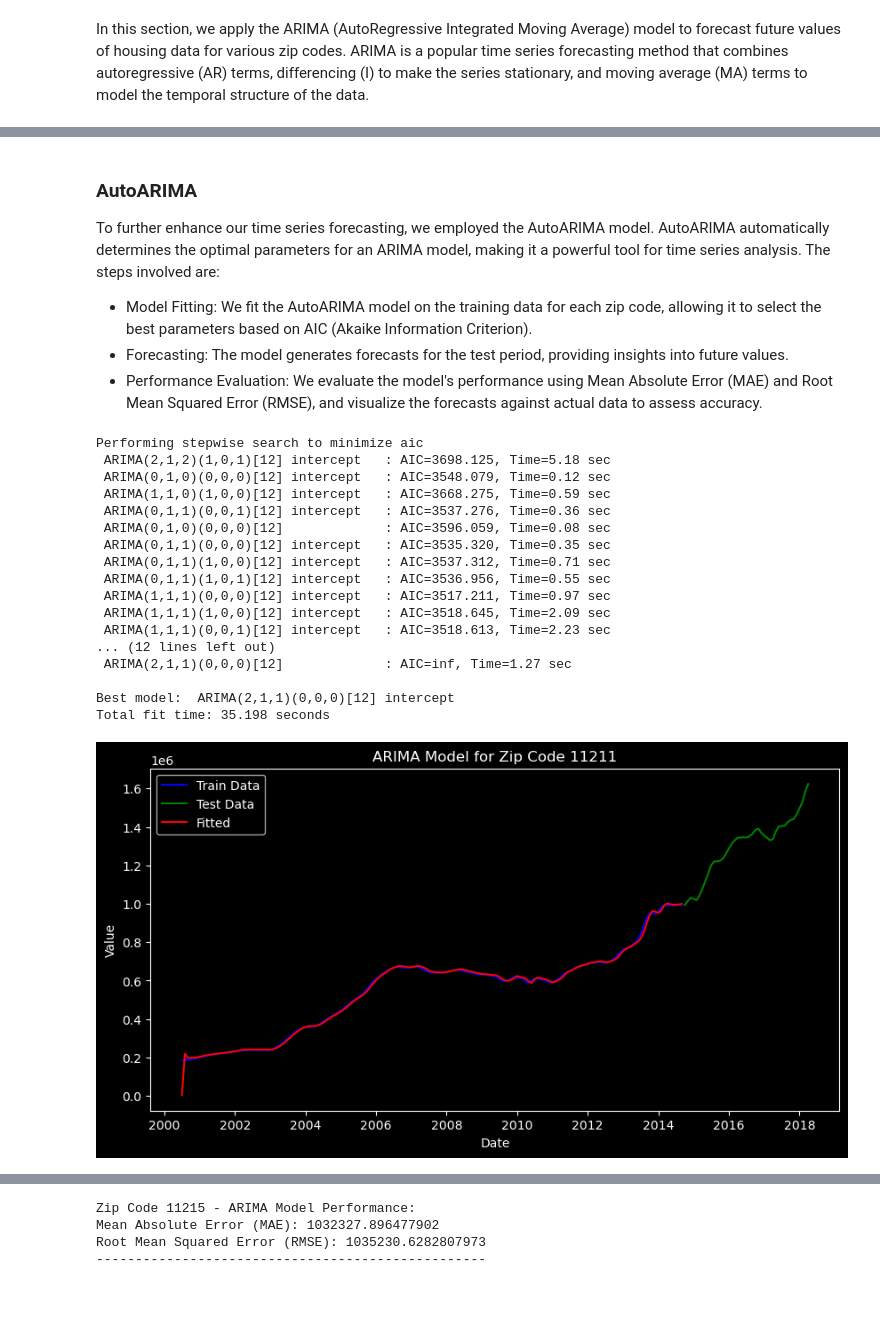
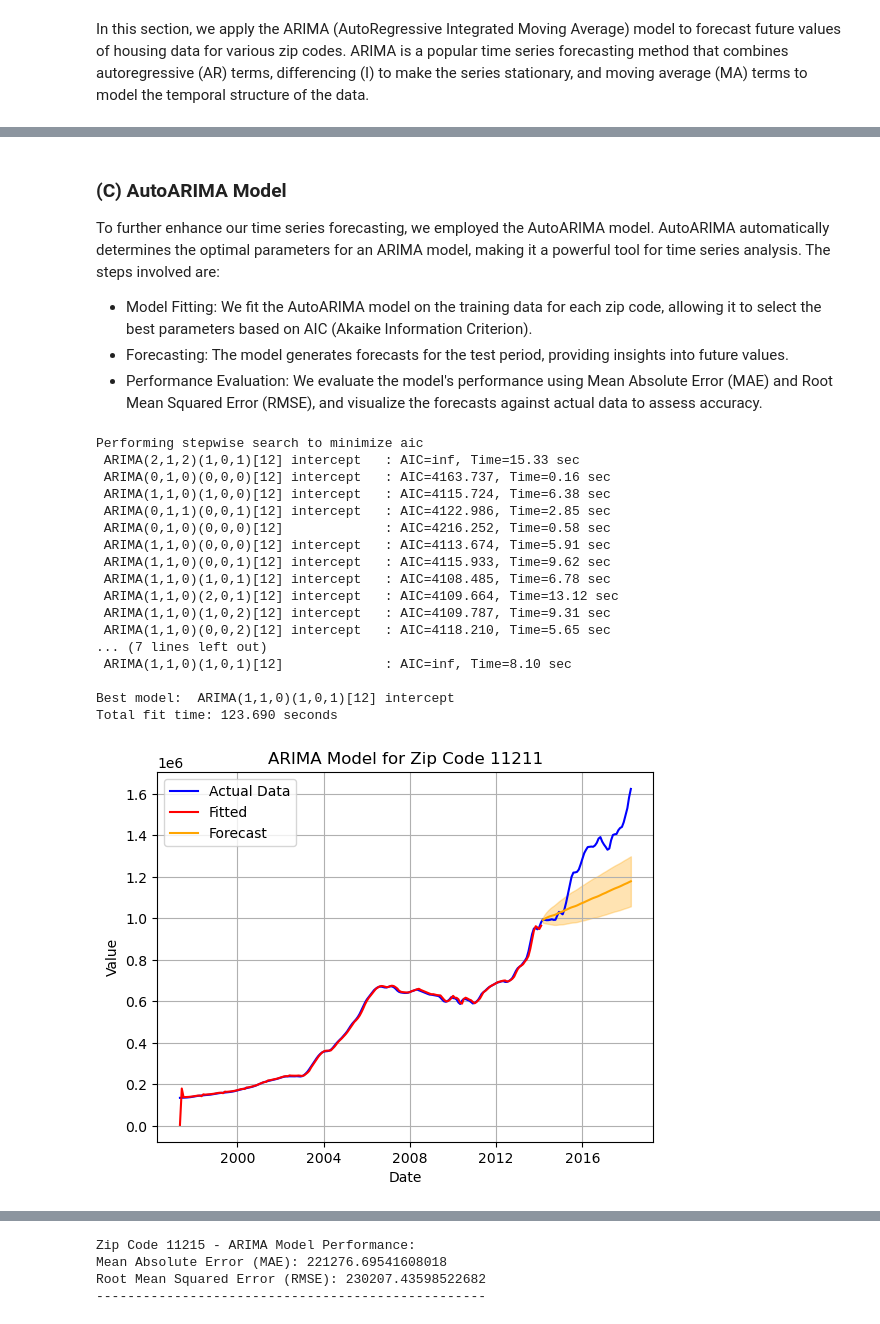
Before and after one commit to PaulMuniu/Phase-4-Group-Project, a Jupyter notebook: Student.ipynb, the cells around one changed output, grey strips where cells are left out. Drawn from its saved outputs; the diff is of its cells as text; code cells hidden in the pictures; blank space fills up the shorter version.

```diff
--- a/Student.ipynb
+++ b/Student.ipynb
@@ -1010,19 +988,18 @@ In this section, we establish a baseline for our time series forecasting using t
 # %%
 from sklearn.metrics import mean_absolute_error, mean_squared_error
 
-# Define a window size for the SMA
-window_size = 12  # Example: 12 months for monthly data
+# 12 months for monthly data
+window_size = 12
 
 for i, df in enumerate(df_ts):
     zip_code = zipcodes[i]
 
-    # Calculate Simple Moving Average
+    # Calc. Simple Moving Average
     df['SMA'] = df['Value'].rolling(window=window_size).mean()
 
     # Drop NA values in both actual and SMA series
     df_clean = df[['Value', 'SMA']].dropna()
 
-    # Ensure that the series are aligned
     y_true = df_clean['Value']
     y_pred = df_clean['SMA']
 
@@ -1031,7 +1008,7 @@ for i, df in enumerate(df_ts):
     rmse = mean_squared_error(y_true, y_pred, squared=False)
 
     # Plot actual vs SMA
-    plt.figure(figsize=(12, 6))
+    plt.figure(figsize=(10, 5))
     plt.plot(df.index, df['Value'], label='Actual Data', color='blue')
     plt.plot(df.index, df['SMA'], label='Simple Moving Average', color='red')
     plt.title(f'Simple Moving Average for Zip Code: {zip_code}')
@@ -1189,5 +1182,5 @@ Root Mean Squared Error (RMSE): 28818.386408304268
 # %% [markdown]
-### AutoARIMA
+### (C) AutoARIMA Model
 
 To further enhance our time series forecasting, we employed the AutoARIMA model. AutoARIMA automatically determines the optimal parameters for an ARIMA model, making it a powerful tool for time series analysis. The steps involved are:
 
@@ -1196,59 +1189,69 @@ To further enhance our time series forecasting, we employed the AutoARIMA model.
 - Performance Evaluation: We evaluate the model's performance using Mean Absolute Error (MAE) and Root Mean Squared Error (RMSE), and visualize the forecasts against actual data to assess accuracy.
 # %%
 import pmdarima as pm
-zip_codes = ['11211', '11222', '11216', '7302', '11215']
-for zipcode in zip_codes:
-    # Retrieve the time series data for the current zip code
-    ts = globals()['ts_' + zipcode]  # Adjust if your time series DataFrame variable names are different
+from sklearn.metrics import mean_absolute_error, mean_squared_error
+
+zipcodes = ['11211', '11222', '11216', '7302', '11215']
+
+for i, df in enumerate(df_ts):
+    zipcode = zipcodes[i]
 
     # Calculate the split index for training and testing
     train_size = 0.80  # Training size as a proportion of the dataset
-    split_idx = round(len(ts) * train_size)
+    split_idx = round(len(df) * train_size)
 
     # Split the time series data into train and test sets
-    train = ts.iloc[:split_idx]
-    test = ts.iloc[split_idx:]
+    train = df['Value'].iloc[:split_idx]
+    test = df['Value'].iloc[split_idx:]
 
     # Fit the AutoARIMA model with seasonal parameters to the training data
     model = pm.auto_arima(train, trace=True, error_action='ignore', suppress_warnings=True, stepwise=True, seasonal=True, m=12)
     model.fit(train)
 
+    # Forecast the values
+    forecast, conf_int = model.predict(n_periods=len(test), return_conf_int=True)
+
+    # Convert forecast to a DataFrame
+    forecast_index = test.index
+    forecast_df = pd.DataFrame(data=forecast, index=forecast_index, columns=['Forecast'])
+
     # Plot the actual, fitted, and forecasted values
-    plt.figure(figsize=(10, 5))
-    plt.plot(train.index, train.values, label='Train Data', color='blue')
-    plt.plot(test.index, test.values, label='Test Data', color='green')
+    plt.plot(df.index, df['Value'], label='Actual Data', color='blue')
     plt.plot(train.index, model.predict_in_sample(), label='Fitted', color='red')
+    plt.plot(forecast_df.index, forecast_df['Forecast'], label='Forecast', color='orange')
+    plt.fill_between(forecast_df.index, conf_int[:, 0], conf_int[:, 1], color='orange', alpha=0.3)
     plt.title(f'ARIMA Model for Zip Code {zipcode}')
     plt.xlabel('Date')
     plt.ylabel('Value')
+    plt.grid(True)
     plt.legend()
     plt.show();
 
     # Evaluate the model
     mae = mean_absolute_error(test, forecast)
     rmse = mean_squared_error(test, forecast, squared=False)
 
     print(f'Zip Code {zipcode} - ARIMA Model Performance:')
     print(f'Mean Absolute Error (MAE): {mae}')
     print(f'Root Mean Squared Error (RMSE): {rmse}')
     print('--------------------------------------------------')
 # %% [output]
 Performing stepwise search to minimize aic
- ARIMA(2,1,2)(1,0,1)[12] intercept   : AIC=3698.125, Time=5.18 sec
- ARIMA(0,1,0)(0,0,0)[12] intercept   : AIC=3548.079, Time=0.12 sec
- ARIMA(1,1,0)(1,0,0)[12] intercept   : AIC=3668.275, Time=0.59 sec
- ARIMA(0,1,1)(0,0,1)[12] intercept   : AIC=3537.276, Time=0.36 sec
- ARIMA(0,1,0)(0,0,0)[12]             : AIC=3596.059, Time=0.08 sec
- ARIMA(0,1,1)(0,0,0)[12] intercept   : AIC=3535.320, Time=0.35 sec
- ARIMA(0,1,1)(1,0,0)[12] intercept   : AIC=3537.312, Time=0.71 sec
- ARIMA(0,1,1)(1,0,1)[12] intercept   : AIC=3536.956, Time=0.55 sec
- ARIMA(1,1,1)(0,0,0)[12] intercept   : AIC=3517.211, Time=0.97 sec
- ARIMA(1,1,1)(1,0,0)[12] intercept   : AIC=3518.645, Time=2.09 sec
- ARIMA(1,1,1)(0,0,1)[12] intercept   : AIC=3518.613, Time=2.23 sec
-... (12 lines left out)
- ARIMA(2,1,1)(0,0,0)[12]             : AIC=inf, Time=1.27 sec
+ ARIMA(2,1,2)(1,0,1)[12] intercept   : AIC=inf, Time=15.33 sec
+ ARIMA(0,1,0)(0,0,0)[12] intercept   : AIC=4163.737, Time=0.16 sec
+ ARIMA(1,1,0)(1,0,0)[12] intercept   : AIC=4115.724, Time=6.38 sec
+ ARIMA(0,1,1)(0,0,1)[12] intercept   : AIC=4122.986, Time=2.85 sec
+ ARIMA(0,1,0)(0,0,0)[12]             : AIC=4216.252, Time=0.58 sec
+ ARIMA(1,1,0)(0,0,0)[12] intercept   : AIC=4113.674, Time=5.91 sec
+ ARIMA(1,1,0)(0,0,1)[12] intercept   : AIC=4115.933, Time=9.62 sec
+ ARIMA(1,1,0)(1,0,1)[12] intercept   : AIC=4108.485, Time=6.78 sec
+ ARIMA(1,1,0)(2,0,1)[12] intercept   : AIC=4109.664, Time=13.12 sec
+ ARIMA(1,1,0)(1,0,2)[12] intercept   : AIC=4109.787, Time=9.31 sec
+ ARIMA(1,1,0)(0,0,2)[12] intercept   : AIC=4118.210, Time=5.65 sec
+... (7 lines left out)
+ ARIMA(1,1,0)(1,0,1)[12]             : AIC=inf, Time=8.10 sec
 
-Best model:  ARIMA(2,1,1)(0,0,0)[12] intercept
-Total fit time: 35.198 seconds
+Best model:  ARIMA(1,1,0)(1,0,1)[12] intercept
+Total fit time: 123.690 seconds
-[figure, old version]
+[figure, new version]
 Zip Code 11211 - ARIMA Model Performance:
@@ -1328,4 +1329,4 @@ Total fit time: 55.558 seconds
 Zip Code 11215 - ARIMA Model Performance:
-Mean Absolute Error (MAE): 1032327.896477902
-Root Mean Squared Error (RMSE): 1035230.6282807973
+Mean Absolute Error (MAE): 221276.69541608018
+Root Mean Squared Error (RMSE): 230207.43598522682
 --------------------------------------------------
```
Also changed, not shown: parts of 39 cells of this notebook.
